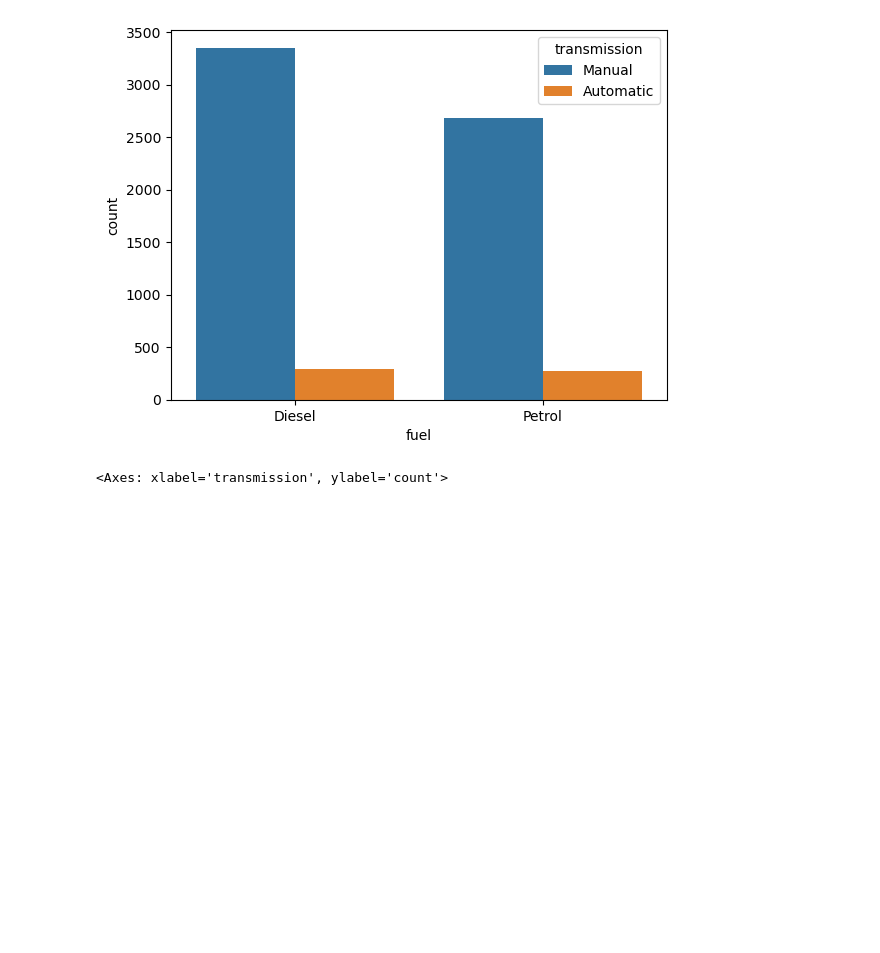
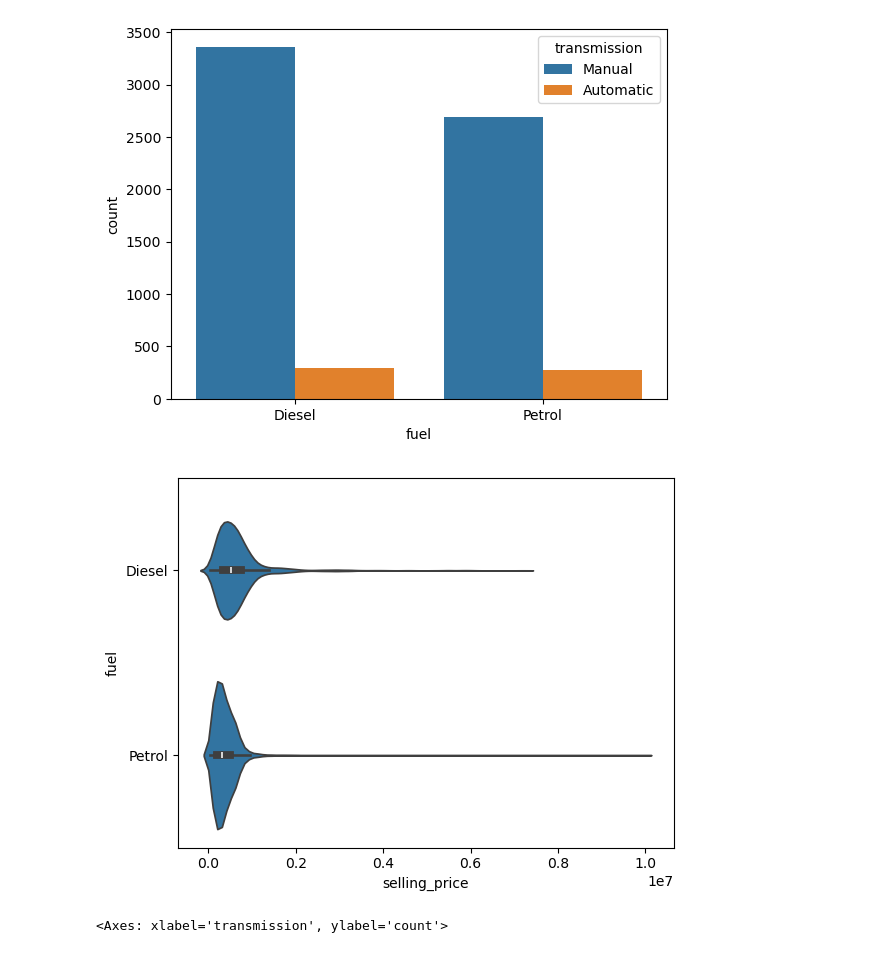
Before and after one commit to parabamoghv/Erdos-AU2024-CarSalesPricePrediction, a Jupyter notebook: notebooks/Car_sales_price_prediction.ipynb, the cells around one changed output. Cells and saved outputs as stored; diff of their text form; code cells hidden in the pictures; blank space fills up the shorter version.

```diff
--- a/notebooks/Car_sales_price_prediction.ipynb
+++ b/notebooks/Car_sales_price_prediction.ipynb
@@ -460,6 +487,11 @@ sns.countplot(data=df,x="fuel",hue="transmission")
 # %% [output]
 <Axes: xlabel='fuel', ylabel='count'>
 [figure]
+# %%
+sns.violinplot(data=df,x="selling_price",y="fuel")
+plt.savefig("price_fuel.png",bbox_inches="tight")
+# %% [output]
+[figure, added]
 # %%
 sns.countplot(data=df,x="transmission")
 # %% [output]
```
Also changed, not shown: parts of 44 cells of this notebook, 2 other files.
